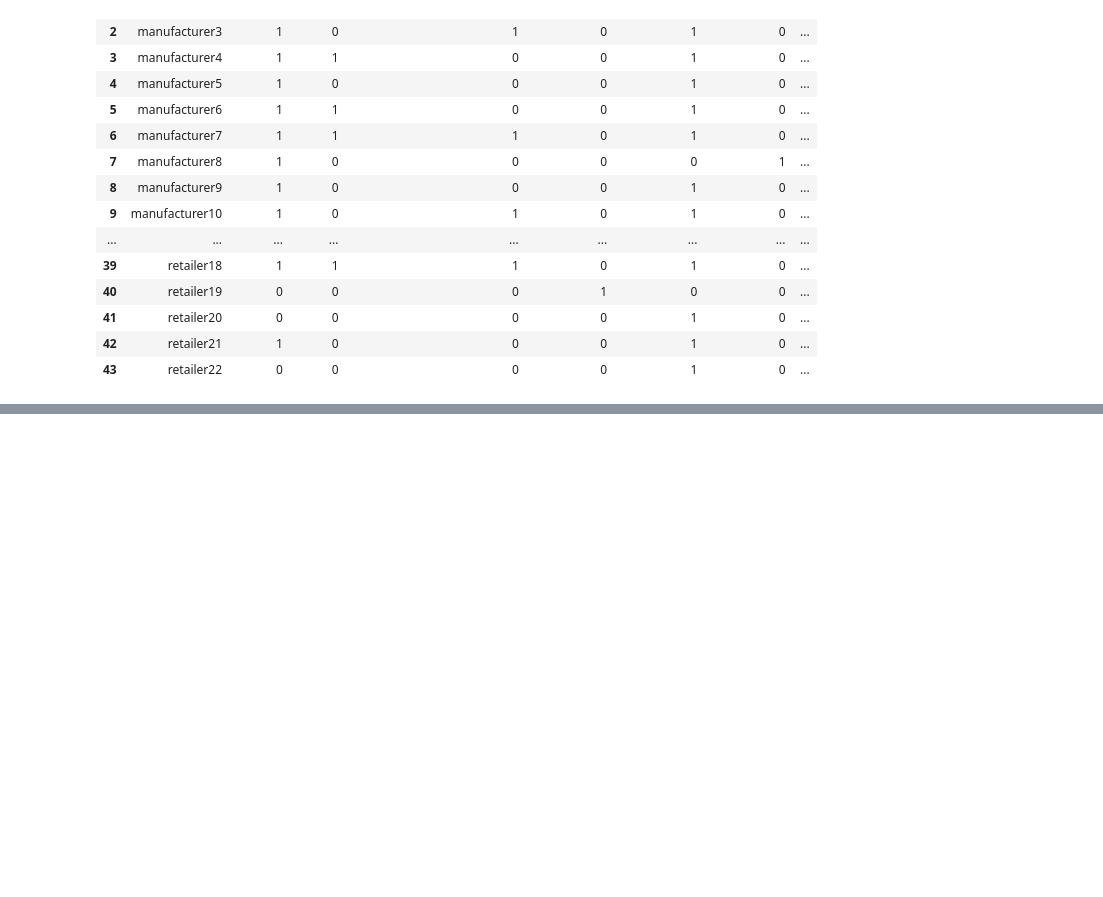
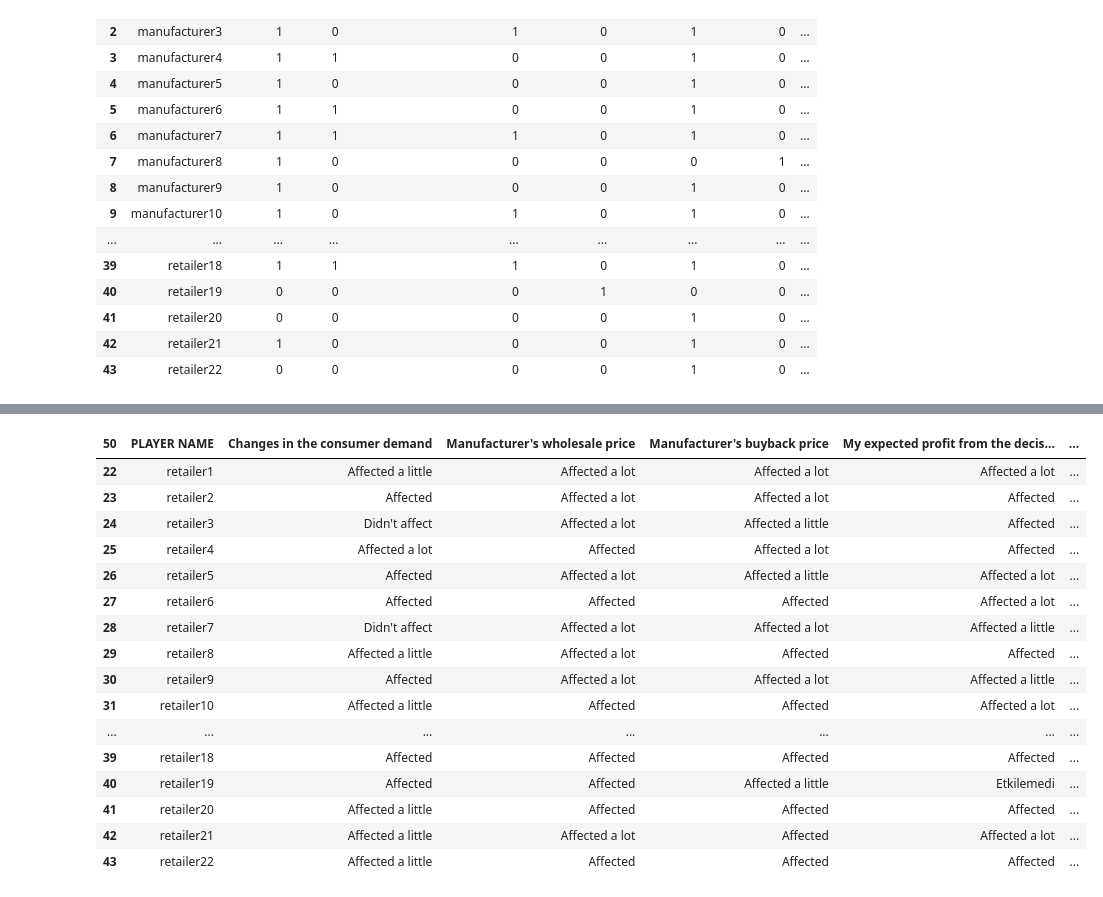
Before and after one commit to SerhanTelatar/Supply-Chain-Decision-Analysis, a Jupyter notebook: Notebooks/personality/buyback_contract.ipynb, the cells around one changed output, grey strips where cells are left out. Drawn from its saved outputs; the diff is of its cells as text; code cells hidden in the pictures; blank space fills up the shorter version.

Commit message:
New Datasets
buyback_contract_post_experiment_retailer and buyback_contract_post_experiment_manufacturer are new datasets created in personality/buyback_contract.ipynb

```diff
--- a/Notebooks/personality/buyback_contract.ipynb
+++ b/Notebooks/personality/buyback_contract.ipynb
@@ -103,3 +103,5 @@ buyback_contract
 | 43 | retailer22 | 0 | 0 | 0 | 0 | 1 | 0 | ... |
 # %%
 buyback_contract.to_csv('../../Datasets/buyback_contract_subject_background_information.csv', index=False)
+# %%
+post_experiment = pd.read_excel("../../Datasets/Personality Survey Data.xlsx", sheet_name="Post-Experiment Surveys")
@@ -105,0 +124,5 @@ buyback_contract.to_csv('../../Datasets/buyback_contract_subject_background_info
+# %%
+buyback_contract_post_experiment = post_experiment.iloc[51:95,2:25]
+
+buyback_contract_post_experiment.columns = post_experiment.iloc[50,2:25]
+buyback_contract_post_experiment.reset_index(drop=True, inplace=True)
@@ -105,0 +188,21 @@ buyback_contract.to_csv('../../Datasets/buyback_contract_subject_background_info
+# %%
+buyback_contract_post_experiment_retailer = buyback_contract_post_experiment.iloc[22:,:12]
+buyback_contract_post_experiment_retailer
+# %% [output]
+| 50 | PLAYER NAME | Changes in the consumer demand | Manufacturer's wholesale price | Manufacturer's buyback price | My expected profit from the decis... | ... |
+| 22 | retailer1 | Affected a little | Affected a lot | Affected a lot | Affected a lot | ... |
+| 23 | retailer2 | Affected | Affected a lot | Affected a lot | Affected | ... |
+| 24 | retailer3 | Didn't affect | Affected a lot | Affected a little | Affected | ... |
+| 25 | retailer4 | Affected a lot | Affected | Affected a lot | Affected | ... |
+| 26 | retailer5 | Affected | Affected a lot | Affected a little | Affected a lot | ... |
+| 27 | retailer6 | Affected | Affected | Affected | Affected a lot | ... |
+| 28 | retailer7 | Didn't affect | Affected a lot | Affected a lot | Affected a little | ... |
+| 29 | retailer8 | Affected a little | Affected a lot | Affected | Affected | ... |
+| 30 | retailer9 | Affected | Affected a lot | Affected a lot | Affected a little | ... |
+| 31 | retailer10 | Affected a little | Affected | Affected | Affected a lot | ... |
+| ... | ... | ... | ... | ... | ... | ... |
+| 39 | retailer18 | Affected | Affected | Affected | Affected | ... |
+| 40 | retailer19 | Affected | Affected | Affected a little | Etkilemedi | ... |
+| 41 | retailer20 | Affected a little | Affected | Affected | Affected | ... |
+| 42 | retailer21 | Affected a little | Affected a lot | Affected | Affected a lot | ... |
+| 43 | retailer22 | Affected a little | Affected | Affected | Affected | ... |
```
Also changed, not shown: parts of 7 cells of this notebook, 2 other files.
